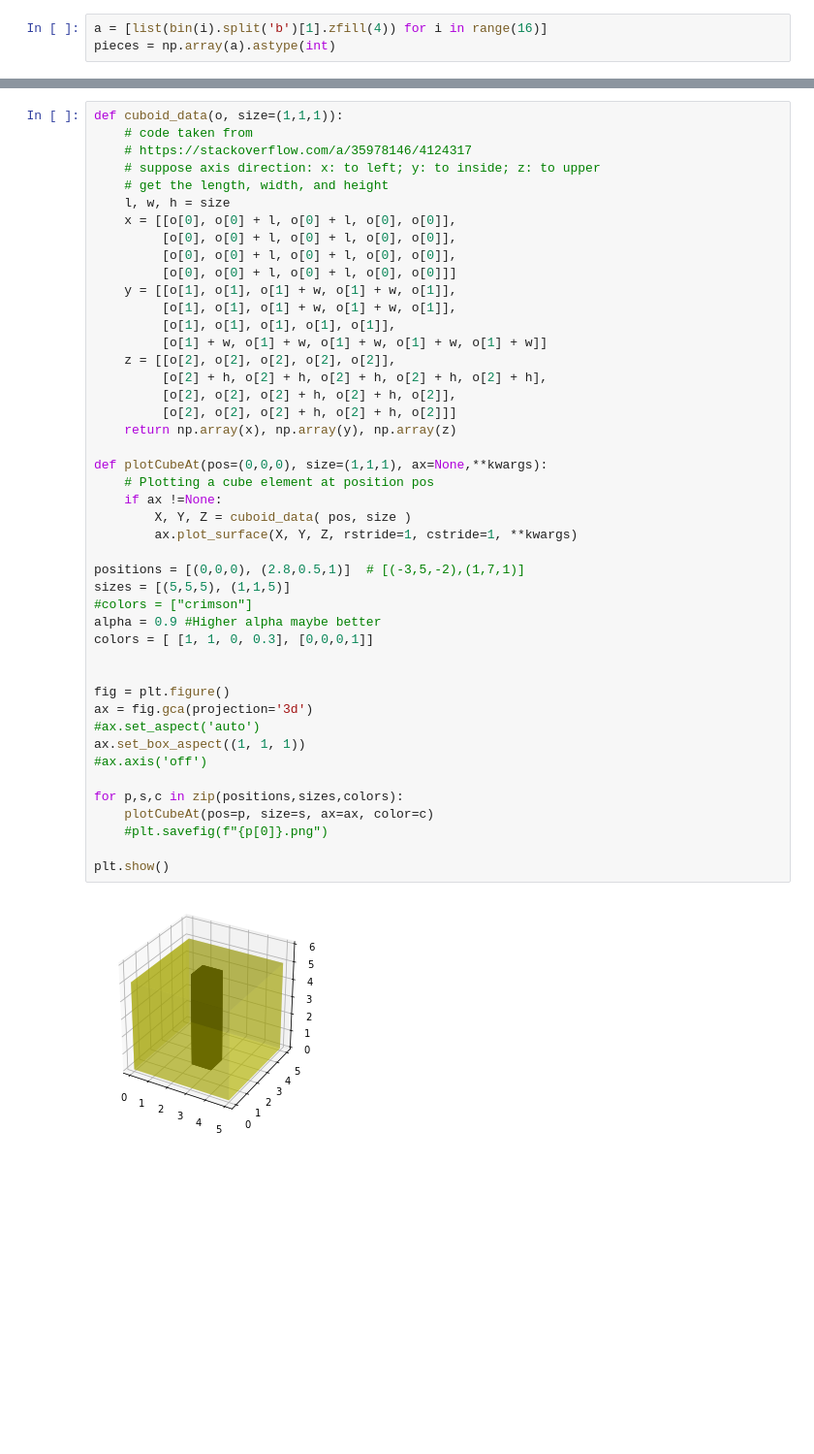
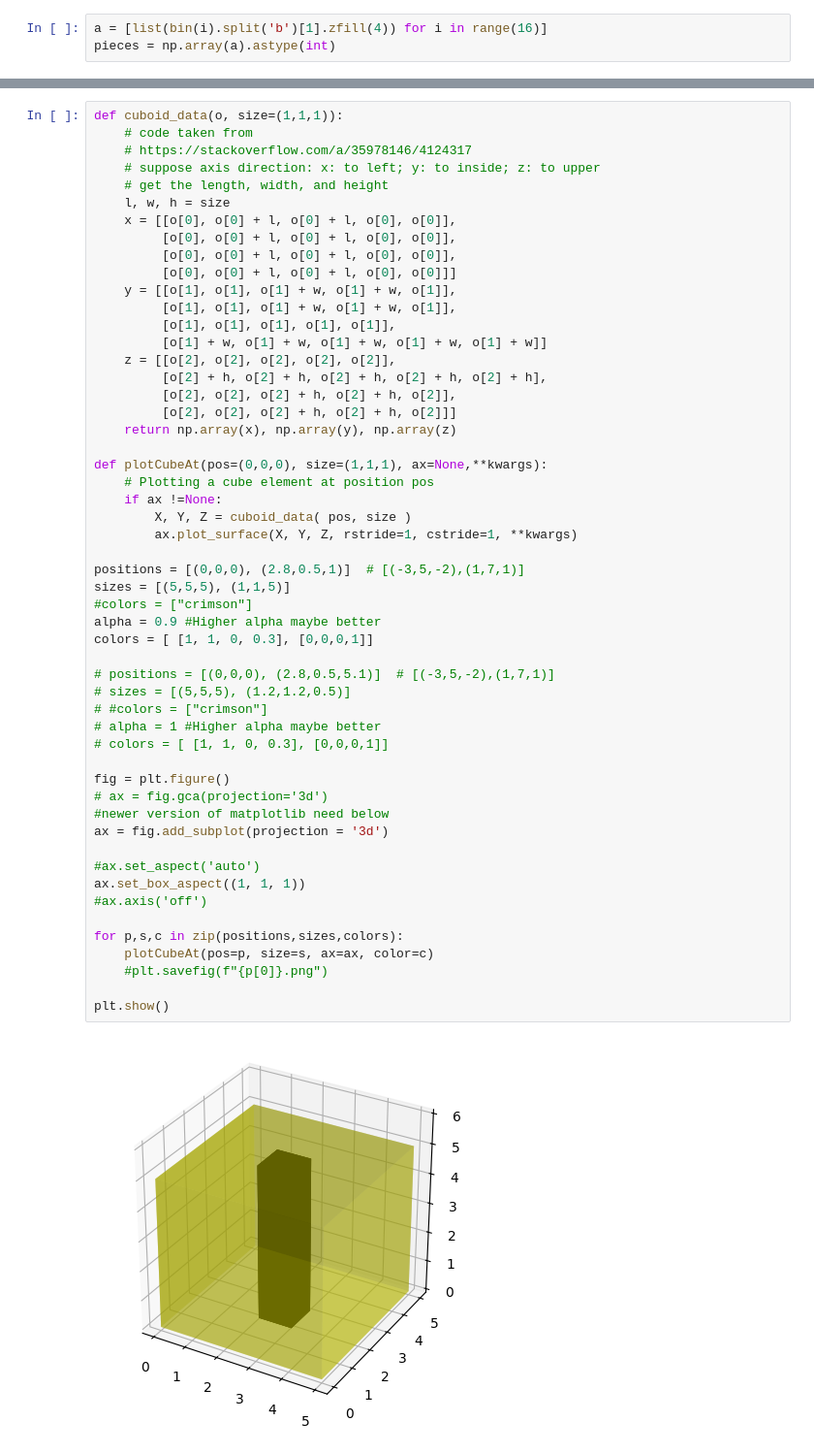
Before and after one commit to bcollister01/plb_quarto, a Jupyter notebook: scrap_notebook.ipynb, the cells around one changed output, grey strips where cells are left out. Shown at 97% size. Cells and saved outputs as stored; diff of their text form; blank space fills up the shorter version.

```diff
--- a/scrap_notebook.ipynb
+++ b/scrap_notebook.ipynb
@@ -153,32 +153,40 @@ def cuboid_data(o, size=(1,1,1)):
     z = [[o[2], o[2], o[2], o[2], o[2]],
          [o[2] + h, o[2] + h, o[2] + h, o[2] + h, o[2] + h],
          [o[2], o[2], o[2] + h, o[2] + h, o[2]],
          [o[2], o[2], o[2] + h, o[2] + h, o[2]]]
     return np.array(x), np.array(y), np.array(z)
 
 def plotCubeAt(pos=(0,0,0), size=(1,1,1), ax=None,**kwargs):
     # Plotting a cube element at position pos
     if ax !=None:
         X, Y, Z = cuboid_data( pos, size )
         ax.plot_surface(X, Y, Z, rstride=1, cstride=1, **kwargs)
 
 positions = [(0,0,0), (2.8,0.5,1)]  # [(-3,5,-2),(1,7,1)]
 sizes = [(5,5,5), (1,1,5)]
 #colors = ["crimson"]
 alpha = 0.9 #Higher alpha maybe better
 colors = [ [1, 1, 0, 0.3], [0,0,0,1]]
 
+# positions = [(0,0,0), (2.8,0.5,5.1)]  # [(-3,5,-2),(1,7,1)]
+# sizes = [(5,5,5), (1.2,1.2,0.5)]
+# #colors = ["crimson"]
+# alpha = 1 #Higher alpha maybe better
+# colors = [ [1, 1, 0, 0.3], [0,0,0,1]]
 
 fig = plt.figure()
-ax = fig.gca(projection='3d')
+# ax = fig.gca(projection='3d')
+#newer version of matplotlib need below
+ax = fig.add_subplot(projection = '3d')
+
 #ax.set_aspect('auto')
 ax.set_box_aspect((1, 1, 1))
 #ax.axis('off')
 
 for p,s,c in zip(positions,sizes,colors):
     plotCubeAt(pos=p, size=s, ax=ax, color=c)
     #plt.savefig(f"{p[0]}.png")
 
 plt.show()
 # %% [output]
-[figure, old version]
+[figure, new version]
```
Also changed, not shown: parts of 5 cells of this notebook, 9 other files.
